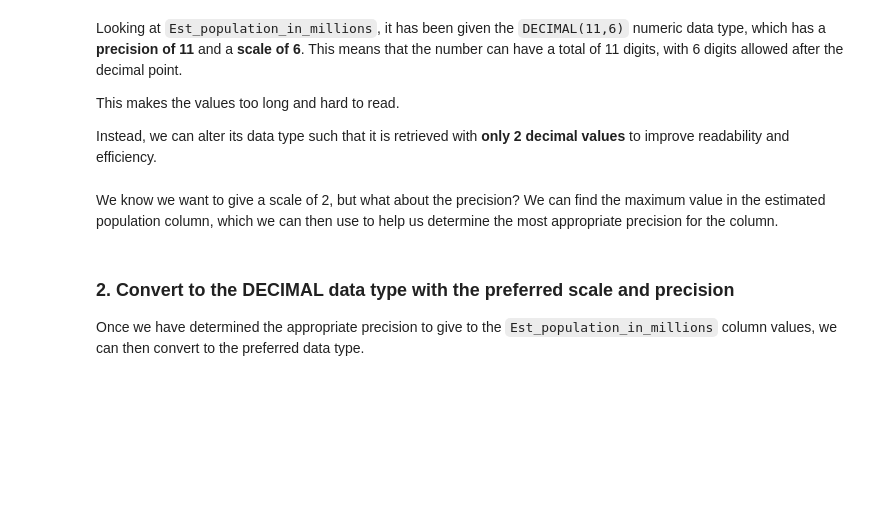
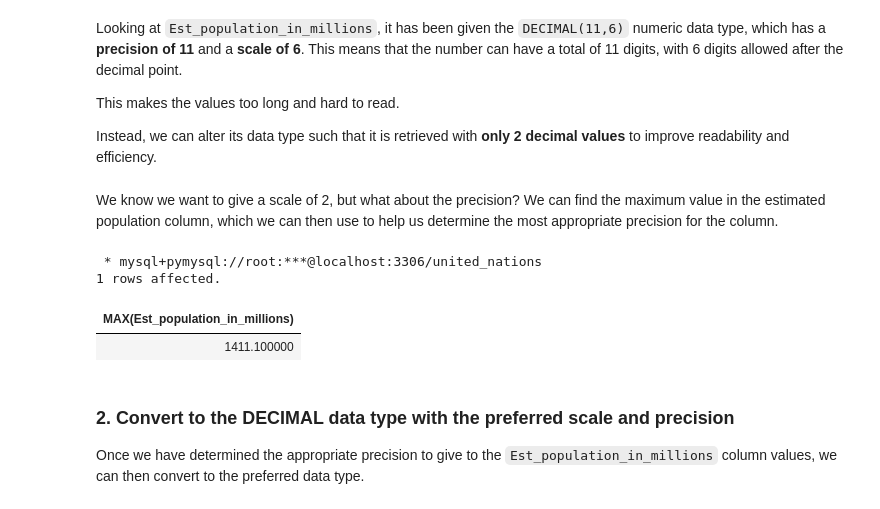
Before and after one commit to RealElvince/Access-to-basic-water-services, a Jupyter notebook: notebooks/Converting between data types.ipynb, the cells around one changed output. Drawn from its saved outputs; the diff is of its cells as text; code cells hidden in the pictures; blank space fills up the shorter version.

```diff
--- a/notebooks/Converting between data types.ipynb
+++ b/notebooks/Converting between data types.ipynb
@@ -86,7 +120,15 @@ We know we want to give a scale of 2, but what about the precision?
 We can find the maximum value in the estimated population column, which we can then use to help us determine the most appropriate precision for the column.
 # %%
 %%sql
-# Add your code here
+SELECT
+    MAX(Est_population_in_millions)
+FROM
+    united_nations.access_to_basic_services;
+# %% [output]
+ * mysql+pymysql://root:***@localhost:3306/united_nations
+1 rows affected.
+| MAX(Est_population_in_millions) |
+| 1411.100000 |
 # %% [markdown]
 ### 2. Convert to the DECIMAL data type with the preferred scale and precision
 
```
Also changed, not shown: parts of 3 cells of this notebook.
